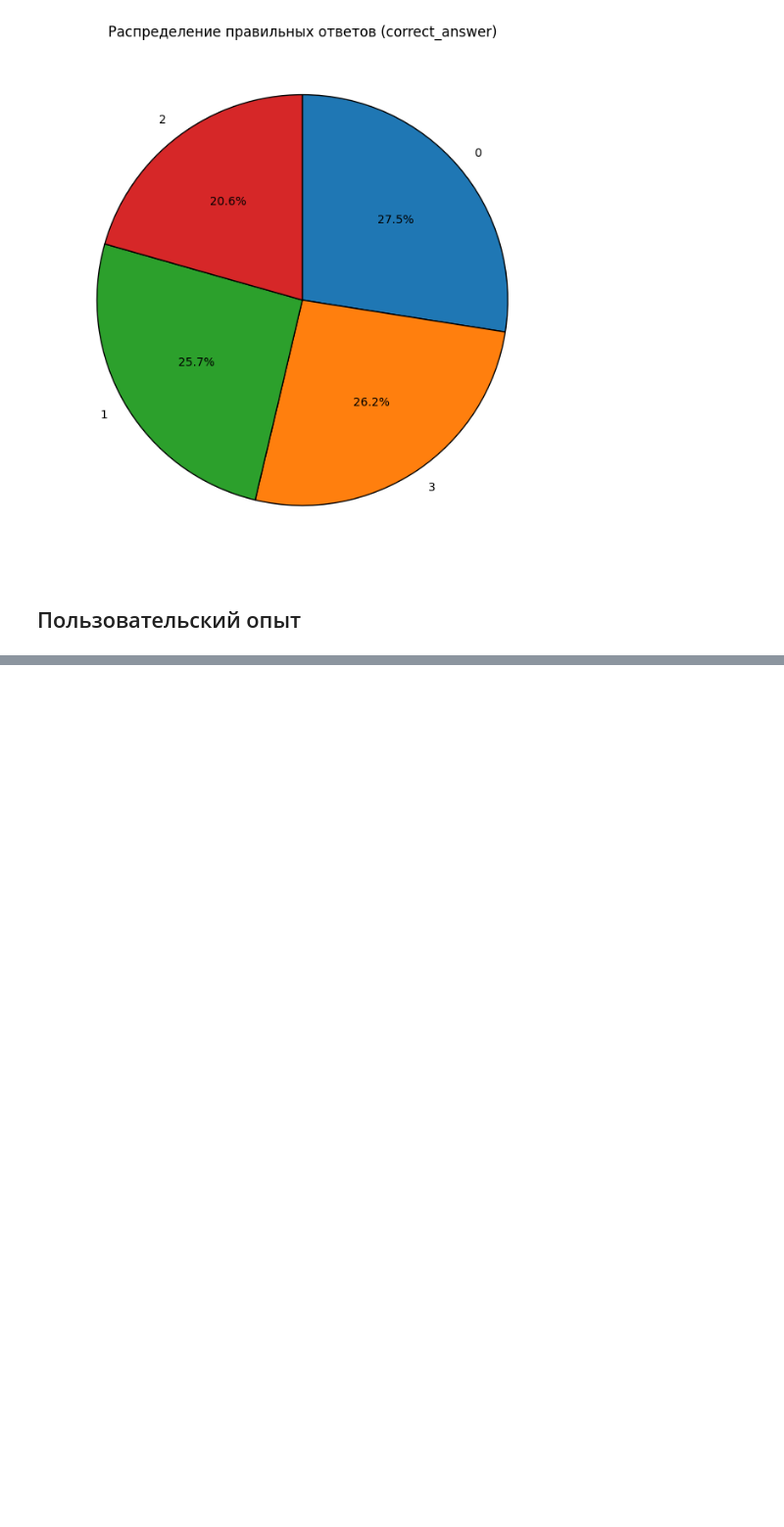
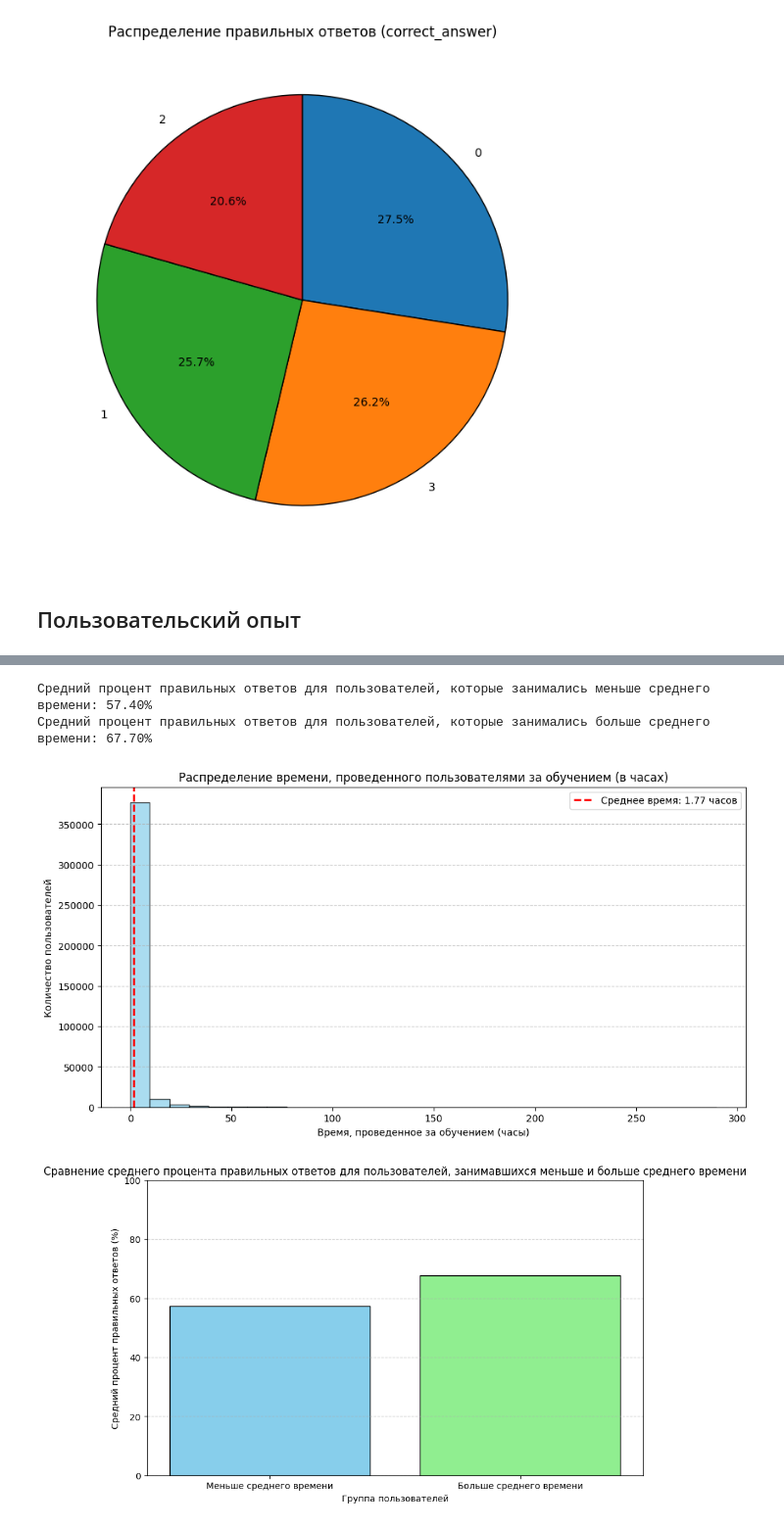
Before and after one commit to IsanbergS/sf_home, a Jupyter notebook: home3/home.ipynb, the cells around one changed output, grey strips where cells are left out. Shown: that part at 98% size. Saved outputs shown, nothing was run; the diff lists cells and outputs as text; code cells hidden in the pictures; blank space fills up the shorter version.

Commit message:
Update for big groups

```diff
--- a/home3/home.ipynb
+++ b/home3/home.ipynb
@@ -197,7 +197,7 @@ chunksize = 10**6
 unique_users = set()
 
 # Чтение файла по частям и добавление уникальных user_id
-for chunk in pd.read_csv('./train_part_0.csv', dtype=dtypes, chunksize=chunksize):
+for chunk in pd.read_csv('./train.csv', dtype=dtypes, chunksize=chunksize):
     unique_users.update(chunk['user_id'].unique())
 
 # Подсчет общего количества уникальных пользователей
@@ -329,0 +234,54 @@ print(f'Количество вопросов пользователя с луч
+# %%
+# Метрики для пользователей, которые занимались больше и меньше среднего времени
+less_time_correct_answers = []
+more_time_correct_answers = []
+# Обработка чанков для расчета правильных ответов
+for chunk in pd.read_csv('./train.csv', dtype=dtypes, chunksize=chunksize):
+    # Добавление информации о времени на обучение через обычное обновление
+    chunk['total_time_spent_hours'] = chunk['user_id'].map(time_spent_per_user_hours)
+
+    # Разделение пользователей на две группы: меньше и больше среднего времени
+    less_time_users = chunk[chunk['total_time_spent_hours'] < average_time_spent_hours]
+    more_time_users = chunk[chunk['total_time_spent_hours'] >= average_time_spent_hours]
+
+    # Средний процент правильных ответов для пользователей, которые занимались меньше среднего времени
+    if not less_time_users.empty:
+        less_time_correct_answers.append(less_time_users[less_time_users['answered_correctly'] != -1]['answered_correctly'].mean() * 100)
+
+    # Средний процент правильных ответов для пользователей, которые занимались больше среднего времени
+    if not more_time_users.empty:
+        more_time_correct_answers.append(more_time_users[more_time_users['answered_correctly'] != -1]['answered_correctly'].mean() * 100)
+# Расчет среднего процента правильных ответов для пользователей, которые занимались меньше и больше среднего времени
+average_less_time_correct_answers = pd.Series(less_time_correct_answers).mean()
+average_more_time_correct_answers = pd.Series(more_time_correct_answers).mean()
+
+print(f'Средний процент правильных ответов для пользователей, которые занимались меньше среднего времени: {average_less_time_correct_answers:.2f}%')
+print(f'Средний процент правильных ответов для пользователей, которые занимались больше среднего времени: {average_more_time_correct_answers:.2f}%')
+
+# Построение гистограммы распределения времени, проведенного пользователями за обучением
+plt.figure(figsize=(12, 6))
+plt.hist(time_spent_per_user_hours, bins=30, color='skyblue', edgecolor='black', alpha=0.7)
+plt.axvline(average_time_spent_hours, color='red', linestyle='--', linewidth=2, label=f'Среднее время: {average_time_spent_hours:.2f} часов')
+plt.xlabel('Время, проведенное за обучением (часы)')
+plt.ylabel('Количество пользователей')
+plt.title('Распределение времени, проведенного пользователями за обучением (в часах)')
+plt.legend()
+plt.grid(axis='y', linestyle='--', alpha=0.7)
+plt.show()
+
+# Построение столбчатой диаграммы для сравнения результатов
+plt.figure(figsize=(10, 6))
+groups = ['Меньше среднего времени', 'Больше среднего времени']
+correct_answers = [average_less_time_correct_answers, average_more_time_correct_answers]
+plt.bar(groups, correct_answers, color=['skyblue', 'lightgreen'], edgecolor='black')
+plt.xlabel('Группа пользователей')
+plt.ylabel('Средний процент правильных ответов (%)')
+plt.title('Сравнение среднего процента правильных ответов для пользователей, занимавшихся меньше и больше среднего времени')
+plt.ylim(0, 100)
+plt.grid(axis='y', linestyle='--', alpha=0.7)
+plt.show()
+# %% [output]
+Средний процент правильных ответов для пользователей, которые занимались меньше среднего времени: 57.40%
+Средний процент правильных ответов для пользователей, которые занимались больше среднего времени: 67.70%
+[figure, added]
+[figure, added]
```
Also changed, not shown: parts of 6 cells of this notebook.
